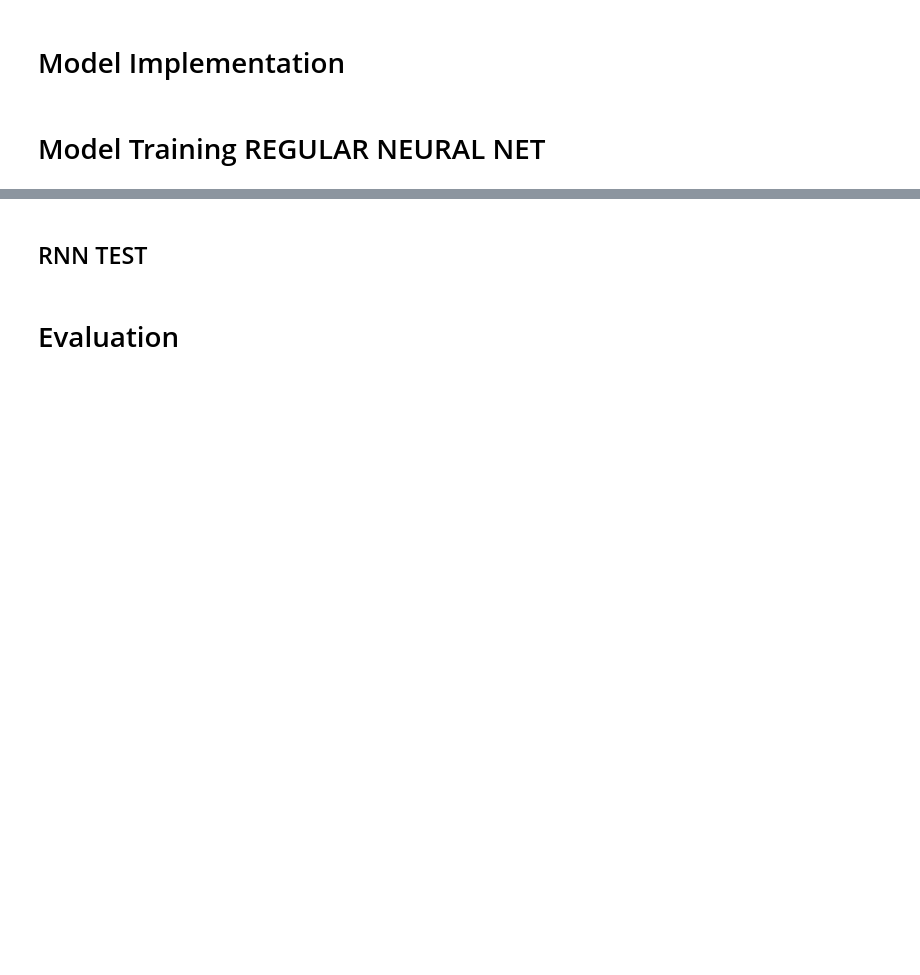
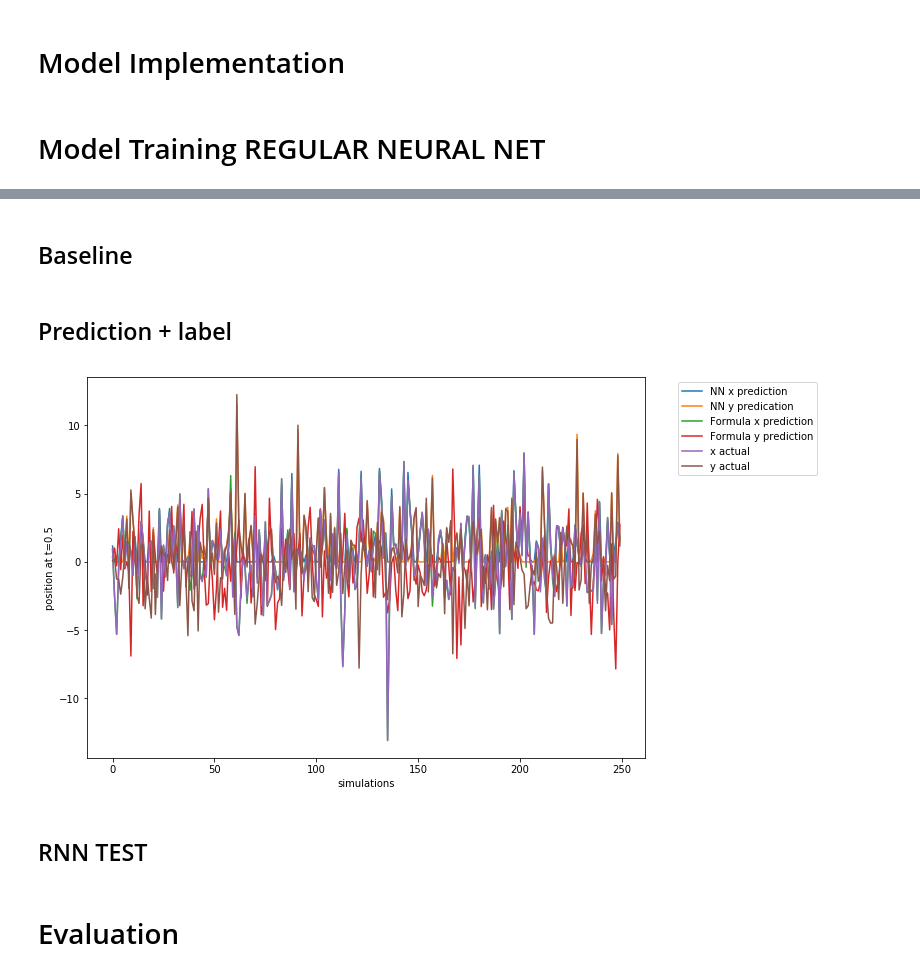
Before and after one commit to adiljahouh/2AMM10_38, a Jupyter notebook: assignment_2_3/a2_skeleton.ipynb, the cells around one changed output, grey strips where cells are left out. Cells and saved outputs as stored; diff of their text form; code cells hidden in the pictures; blank space fills up the shorter version.

```diff
--- a/assignment_2_3/a2_skeleton.ipynb
+++ b/assignment_2_3/a2_skeleton.ipynb
@@ -239,0 +282,2 @@ print(valloss)
+# %% [markdown]
+## Baseline
@@ -239,0 +298,2 @@ print(valloss)
+# %% [markdown]
+## Prediction + label
@@ -240,3 +315,49 @@ print(valloss)
+# %%
+test_output, labels = test(model, test_loader)
+# append predictions and labels to list
+def split_output():
+    test_x = []
+    test_y = []
+    act_x = []
+    act_y = []
+    for batch in test_output:
+        arr = batch.numpy()
+        for sim in range(arr.shape[0]):
+            y = arr[sim][1::2] # take every even index
+            x = arr[sim][::2] # take every even index
+
+            test_x.extend(x)
+            test_y.extend(y)
+
+    for lab_batch in labels:
+        arr_lab = lab_batch.numpy()
+        for sim in range(arr_lab.shape[0]):
+            y_lab = arr_lab[sim][1::2] # take every even index
+            x_lab = arr_lab[sim][::2] # take every even index
+
+            act_x.extend(x_lab)
+            act_y.extend(y_lab)
+
+    return test_x, test_y, act_x, act_y
+
+x_pred, y_pred, x_act, y_act = split_output()
+# %%
+fig = plt.figure()
+plt.xlabel('simulations')
+plt.ylabel('position at t=0.5')
+fig.set_size_inches(10, 7)
+plt.plot(x_pred[::40], label='NN x prediction')
+plt.plot(y_pred[::40], label='NN y predication') #tends to predict 0 here
+plt.plot(baseline_pred_x[::40], label='Formula x prediction')
+plt.plot(baseline_pred_y[::40], label='Formula y prediction')
+plt.plot(x_act[::40], label='x actual ')
+plt.plot(y_act[::40], label='y actual')
+plt.legend(bbox_to_anchor=(1.05, 1.0), loc='upper left')
+plt.show()
+
+# PROBLEM: DATA IS NORMALIZED BUT BASELINE PREDICTIONS ARENT
+# %% [output]
+[figure, added]
 # %% [markdown]
 ## RNN TEST
 # %%
```
Also changed, not shown: parts of 14 cells of this notebook.
